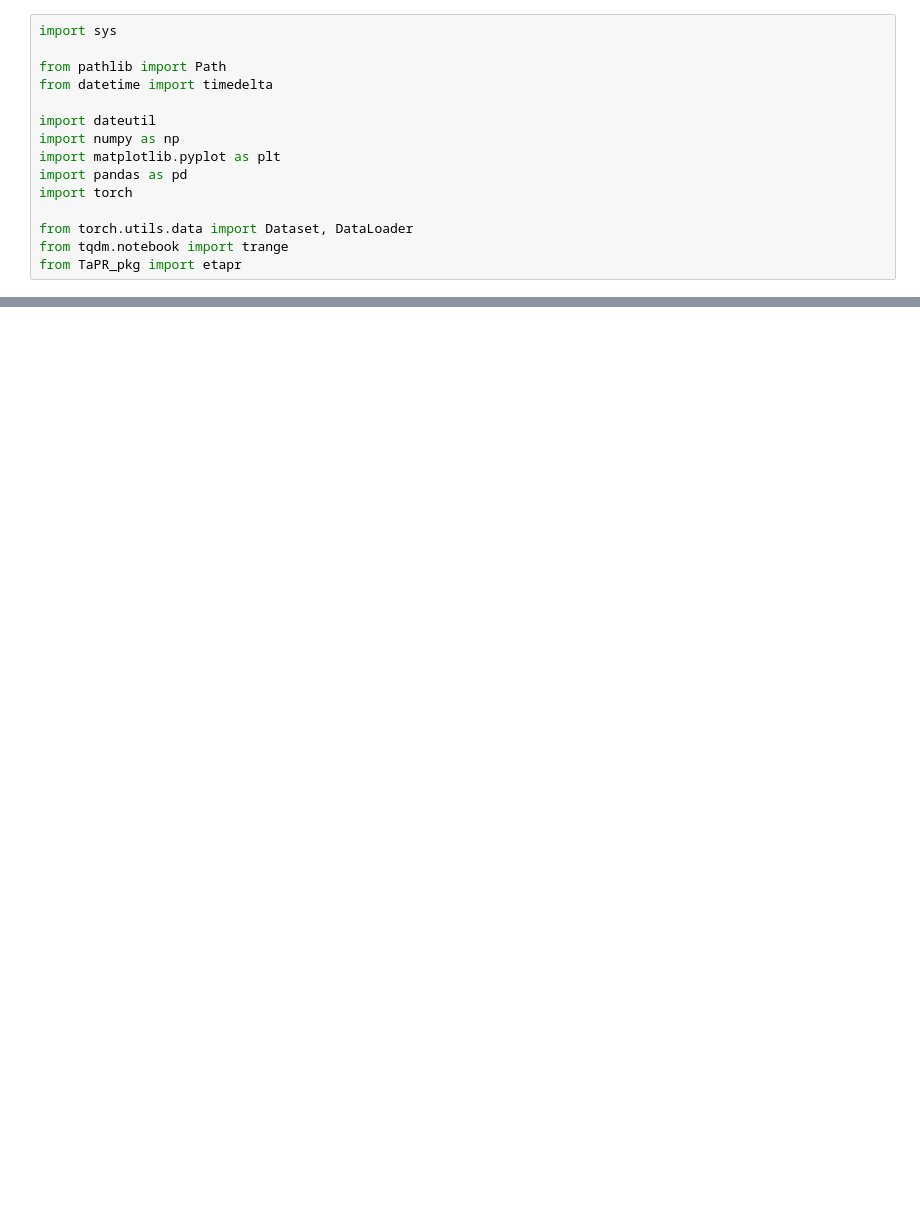
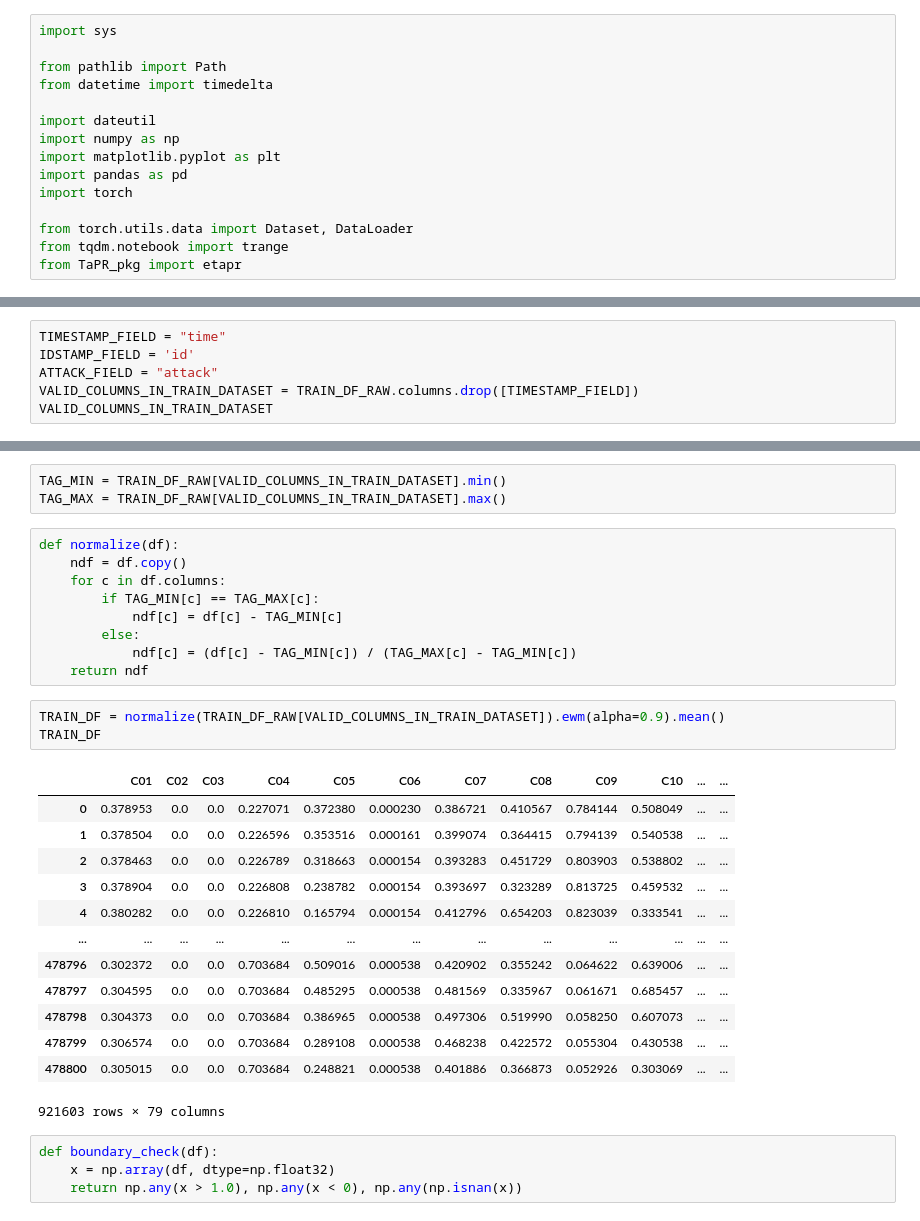
Before and after one commit to raccoon2389/AI_prac, a Jupyter notebook: Dacon/comp5/base.ipynb, the cells around one changed output, grey strips where cells are left out. Drawn from its saved outputs; the diff is of its cells as text; blank space fills up the shorter version.

```diff
--- a/Dacon/comp5/base.ipynb
+++ b/Dacon/comp5/base.ipynb
@@ -33,0 +57,6 @@ NameError: name 'Path' is not defined
+# %%
+TIMESTAMP_FIELD = "time"
+IDSTAMP_FIELD = 'id'
+ATTACK_FIELD = "attack"
+VALID_COLUMNS_IN_TRAIN_DATASET = TRAIN_DF_RAW.columns.drop([TIMESTAMP_FIELD])
+VALID_COLUMNS_IN_TRAIN_DATASET
@@ -33,0 +73,33 @@ NameError: name 'Path' is not defined
+# %%
+TAG_MIN = TRAIN_DF_RAW[VALID_COLUMNS_IN_TRAIN_DATASET].min()
+TAG_MAX = TRAIN_DF_RAW[VALID_COLUMNS_IN_TRAIN_DATASET].max()
+# %%
+def normalize(df):
+    ndf = df.copy()
+    for c in df.columns:
+        if TAG_MIN[c] == TAG_MAX[c]:
+            ndf[c] = df[c] - TAG_MIN[c]
+        else:
+            ndf[c] = (df[c] - TAG_MIN[c]) / (TAG_MAX[c] - TAG_MIN[c])
+    return ndf
+# %%
+TRAIN_DF = normalize(TRAIN_DF_RAW[VALID_COLUMNS_IN_TRAIN_DATASET]).ewm(alpha=0.9).mean()
+TRAIN_DF
+# %% [output]
+|  | C01 | C02 | C03 | C04 | C05 | C06 | C07 | C08 | C09 | C10 | ... | ... |
+| 0 | 0.378953 | 0.0 | 0.0 | 0.227071 | 0.372380 | 0.000230 | 0.386721 | 0.410567 | 0.784144 | 0.508049 | ... | ... |
+| 1 | 0.378504 | 0.0 | 0.0 | 0.226596 | 0.353516 | 0.000161 | 0.399074 | 0.364415 | 0.794139 | 0.540538 | ... | ... |
+| 2 | 0.378463 | 0.0 | 0.0 | 0.226789 | 0.318663 | 0.000154 | 0.393283 | 0.451729 | 0.803903 | 0.538802 | ... | ... |
+| 3 | 0.378904 | 0.0 | 0.0 | 0.226808 | 0.238782 | 0.000154 | 0.393697 | 0.323289 | 0.813725 | 0.459532 | ... | ... |
+| 4 | 0.380282 | 0.0 | 0.0 | 0.226810 | 0.165794 | 0.000154 | 0.412796 | 0.654203 | 0.823039 | 0.333541 | ... | ... |
+| ... | ... | ... | ... | ... | ... | ... | ... | ... | ... | ... | ... | ... |
+| 478796 | 0.302372 | 0.0 | 0.0 | 0.703684 | 0.509016 | 0.000538 | 0.420902 | 0.355242 | 0.064622 | 0.639006 | ... | ... |
+| 478797 | 0.304595 | 0.0 | 0.0 | 0.703684 | 0.485295 | 0.000538 | 0.481569 | 0.335967 | 0.061671 | 0.685457 | ... | ... |
+| 478798 | 0.304373 | 0.0 | 0.0 | 0.703684 | 0.386965 | 0.000538 | 0.497306 | 0.519990 | 0.058250 | 0.607073 | ... | ... |
+| 478799 | 0.306574 | 0.0 | 0.0 | 0.703684 | 0.289108 | 0.000538 | 0.468238 | 0.422572 | 0.055304 | 0.430538 | ... | ... |
+| 478800 | 0.305015 | 0.0 | 0.0 | 0.703684 | 0.248821 | 0.000538 | 0.401886 | 0.366873 | 0.052926 | 0.303069 | ... | ... |
+921603 rows × 79 columns
+# %%
+def boundary_check(df):
+    x = np.array(df, dtype=np.float32)
+    return np.any(x > 1.0), np.any(x < 0), np.any(np.isnan(x))
```
Also changed, not shown: parts of 18 cells of this notebook, 1 other file.
